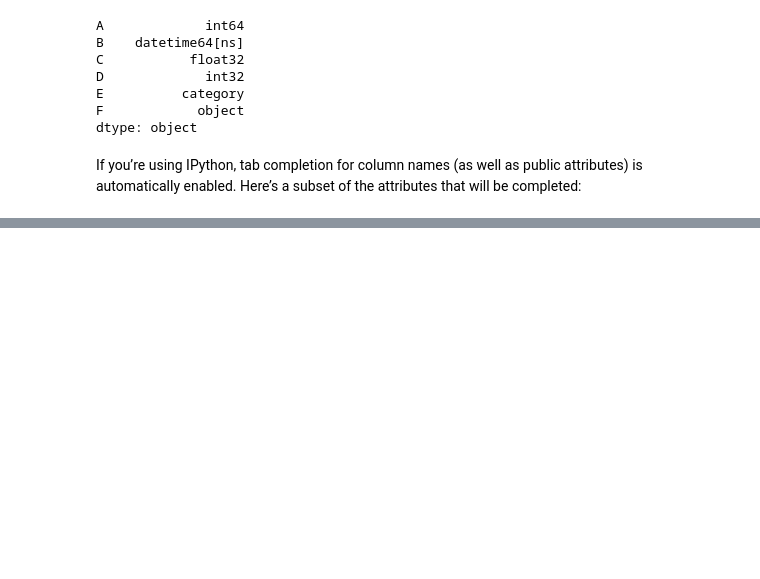
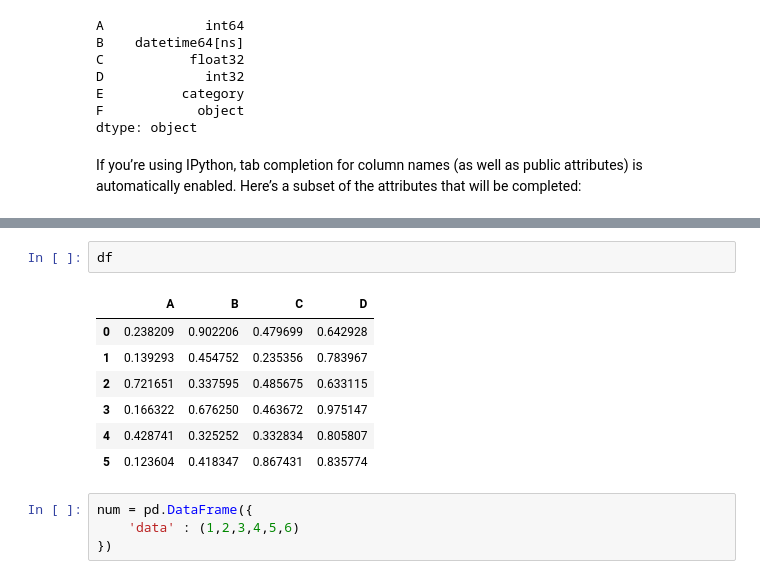
Before and after one commit to sunjung/pandas, a Jupyter notebook: 20170803_10min_pandas.ipynb, the cells around one changed output, grey strips where cells are left out. Cells and saved outputs as stored; diff of their text form; blank space fills up the shorter version.

```diff
--- a/20170803_10min_pandas.ipynb
+++ b/20170803_10min_pandas.ipynb
@@ -93,0 +96,14 @@ If you’re using IPython, tab completion for column names (as well as public at
+# %%
+df
+# %% [output]
+|  | A | B | C | D |
+| 0 | 0.238209 | 0.902206 | 0.479699 | 0.642928 |
+| 1 | 0.139293 | 0.454752 | 0.235356 | 0.783967 |
+| 2 | 0.721651 | 0.337595 | 0.485675 | 0.633115 |
+| 3 | 0.166322 | 0.676250 | 0.463672 | 0.975147 |
+| 4 | 0.428741 | 0.325252 | 0.332834 | 0.805807 |
+| 5 | 0.123604 | 0.418347 | 0.867431 | 0.835774 |
+# %%
+num = pd.DataFrame({
+    'data' : (1,2,3,4,5,6)
+})
```
Also changed, not shown: parts of 32 cells of this notebook.
